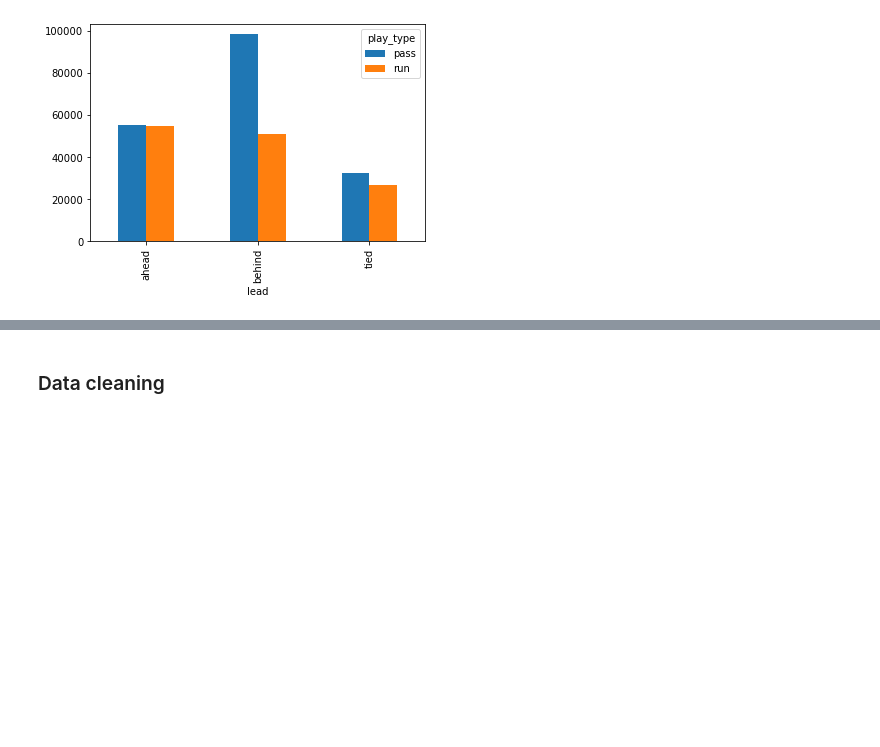
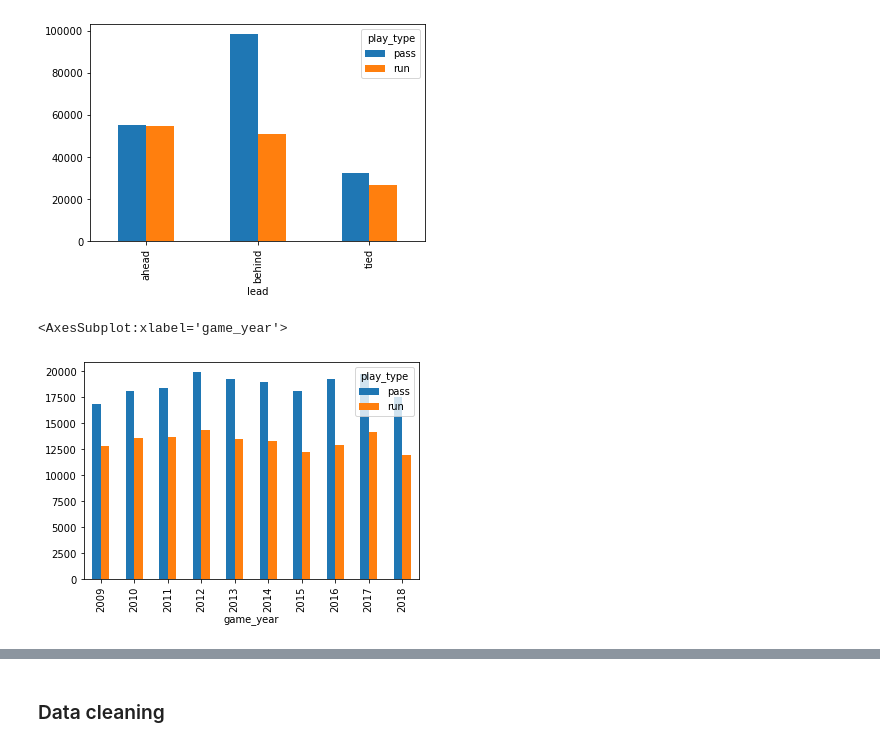
Before and after one commit to jhodgens17/nfl-run-or-pass, a Jupyter notebook: NFL Notebook.ipynb, the cells around one changed output, grey strips where cells are left out. Saved outputs shown, nothing was run; the diff lists cells and outputs as text; code cells hidden in the pictures; blank space fills up the shorter version.

```diff
--- a/NFL Notebook.ipynb
+++ b/NFL Notebook.ipynb
@@ -189,3 +212,9 @@ run_pass.groupby(['lead', 'play_type',]).count()['play_id'].unstack().plot.bar()
 # %% [output]
 <AxesSubplot:xlabel='lead'>
 [figure]
+# %%
+#Playcall by year
+run_pass.groupby(['game_year', 'play_type',]).count()['play_id'].unstack().plot.bar()
+# %% [output]
+<AxesSubplot:xlabel='game_year'>
+[figure, added]
```
Also changed, not shown: parts of 27 cells of this notebook.
